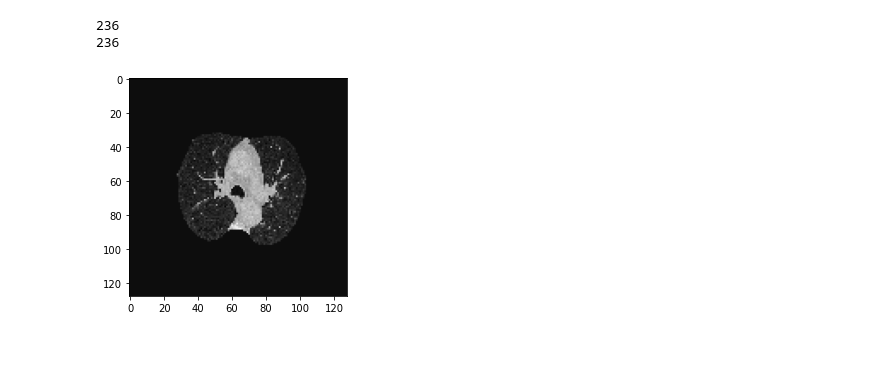
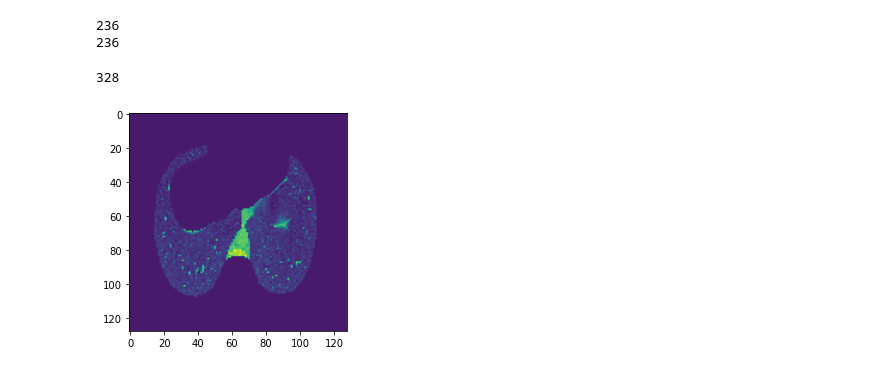
Before and after one commit to Waryks/CT_lung_cancer_detection, a Jupyter notebook: Lung_Cancer_Detection_Data_Processig.ipynb, the cells around one changed output. Drawn from its saved outputs; the diff is of its cells as text; code cells hidden in the pictures.

```diff
--- a/Lung_Cancer_Detection_Data_Processig.ipynb
+++ b/Lung_Cancer_Detection_Data_Processig.ipynb
@@ -237,13 +271,17 @@ print(len(labels))
 # %% [output]
 236
 236
+# %%
+print(len(images[0]))
+# %% [output]
+328
 # %%
 X_train, X_test, Y_train, Y_test = [], [], [], []
 X_train, X_test, Y_train, Y_test = train_test_split(images,labels,test_size=0.2)
 # %%
 #print(X_train[0])
 # %%
-plt.imshow(X_train[0][200])
+plt.imshow(X_train[0][60])
 plt.show()
 # %% [output]
-[figure, old version]
+[figure, new version]
```
Also changed, not shown: parts of 10 cells of this notebook.
